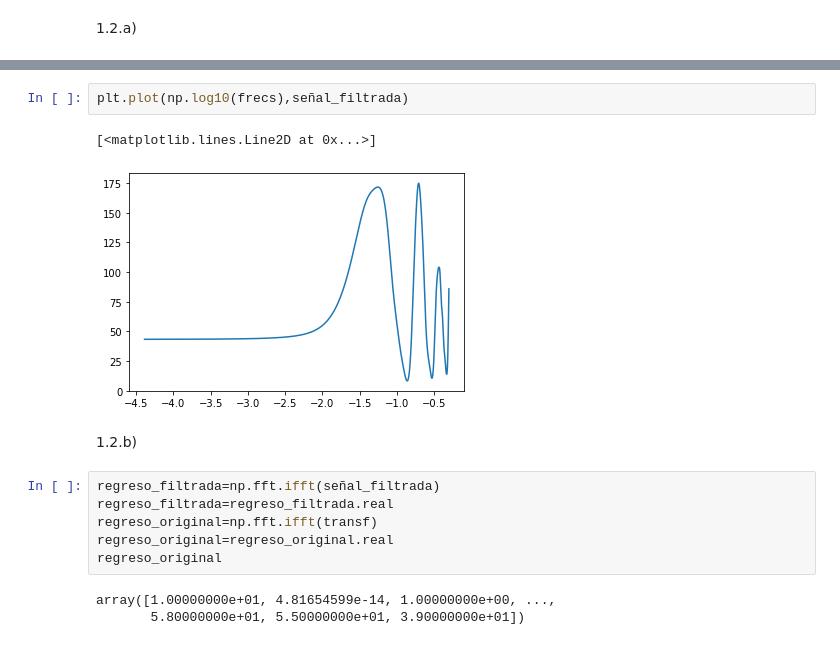
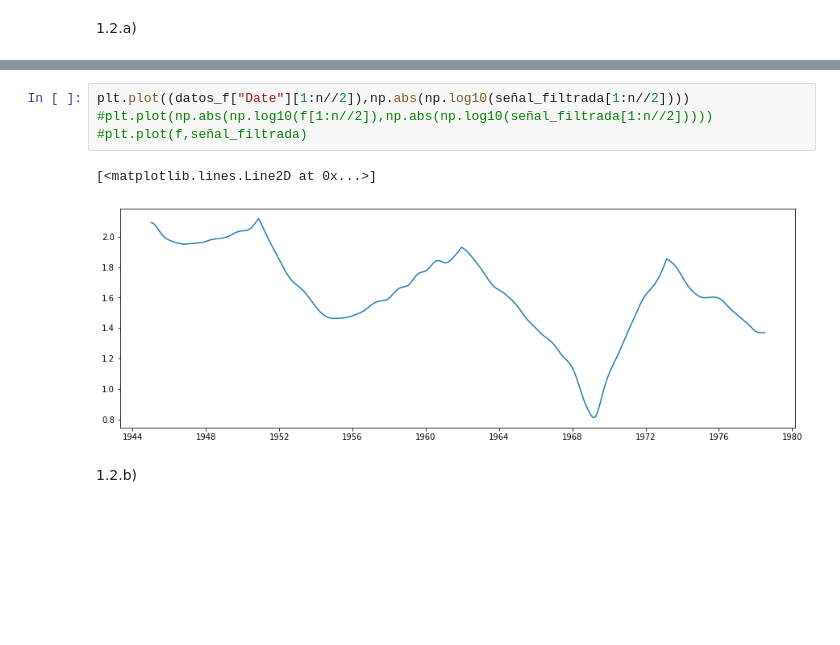
Before and after one commit to CatalinaFlorez/Metodos-Computacionales-2---Borrero-Florez, a Jupyter notebook: Taller 2.ipynb, the cells around one changed output, grey strips where cells are left out. Drawn from its saved outputs; the diff is of its cells as text; blank space fills up the shorter version.

```diff
--- a/Taller 2.ipynb
+++ b/Taller 2.ipynb
@@ -220,16 +90,9 @@ plt.plot(np.log10(frecs),np.log10(transf))
-# %%
-plt.plot(np.log10(frecs),señal_filtrada)
-# %% [output]
-[<matplotlib.lines.Line2D at 0x...>]
-[figure, removed]
+# %%
+plt.plot((datos_f["Date"][1:n//2]),np.abs(np.log10(señal_filtrada[1:n//2])))
+#plt.plot(np.abs(np.log10(f[1:n//2]),np.abs(np.log10(señal_filtrada[1:n//2]))))
+#plt.plot(f,señal_filtrada)
+# %% [output]
+[<matplotlib.lines.Line2D at 0x...>]
+[figure, added]
 # %% [markdown]
 1.2.b)
-# %%
-regreso_filtrada=np.fft.ifft(señal_filtrada)
-regreso_filtrada=regreso_filtrada.real
-regreso_original=np.fft.ifft(transf)
-regreso_original=regreso_original.real
-regreso_original
-# %% [output]
-array([1.00000000e+01, 4.81654599e-14, 1.00000000e+00, ...,
-       5.80000000e+01, 5.50000000e+01, 3.90000000e+01])
```
Also changed, not shown: parts of 32 cells of this notebook.
